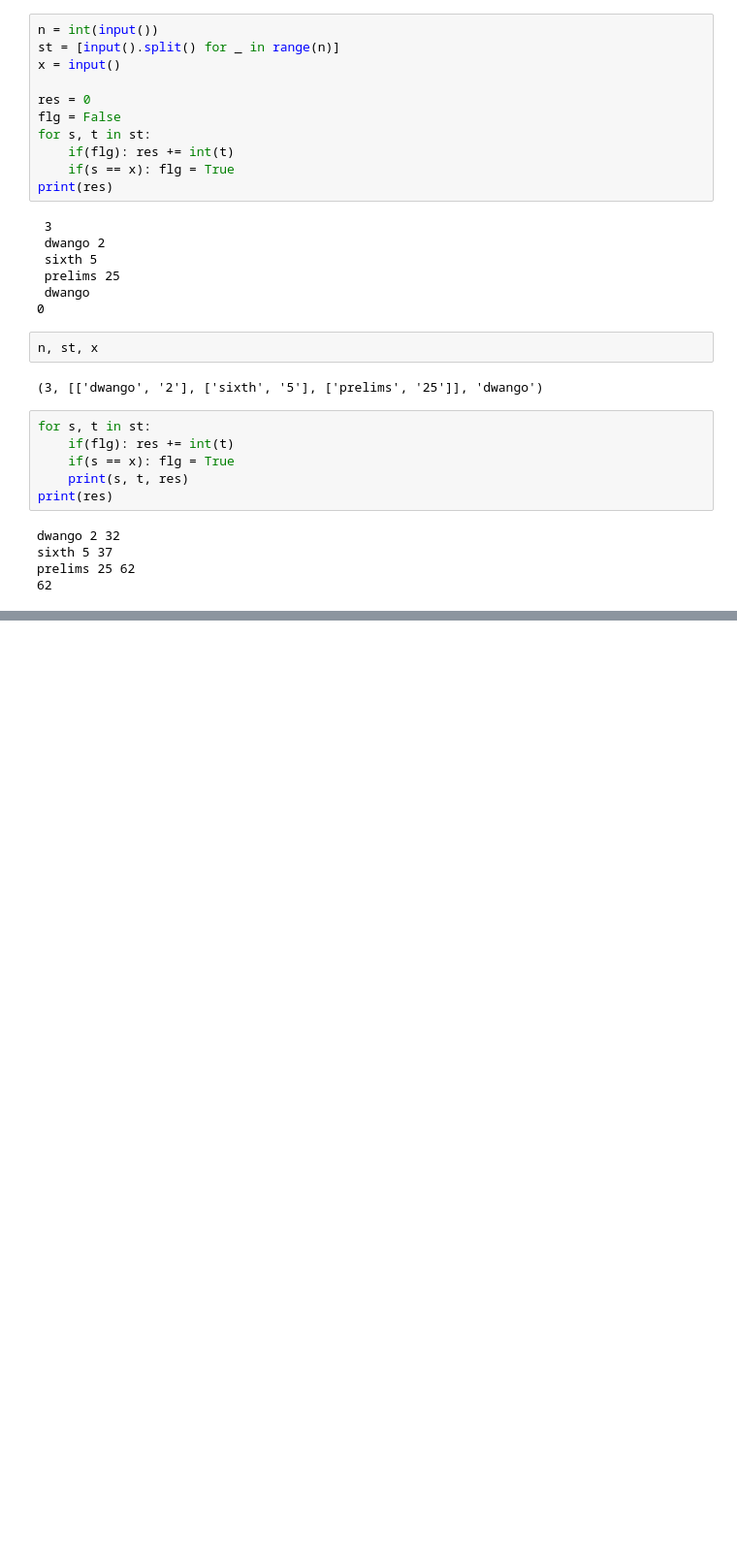
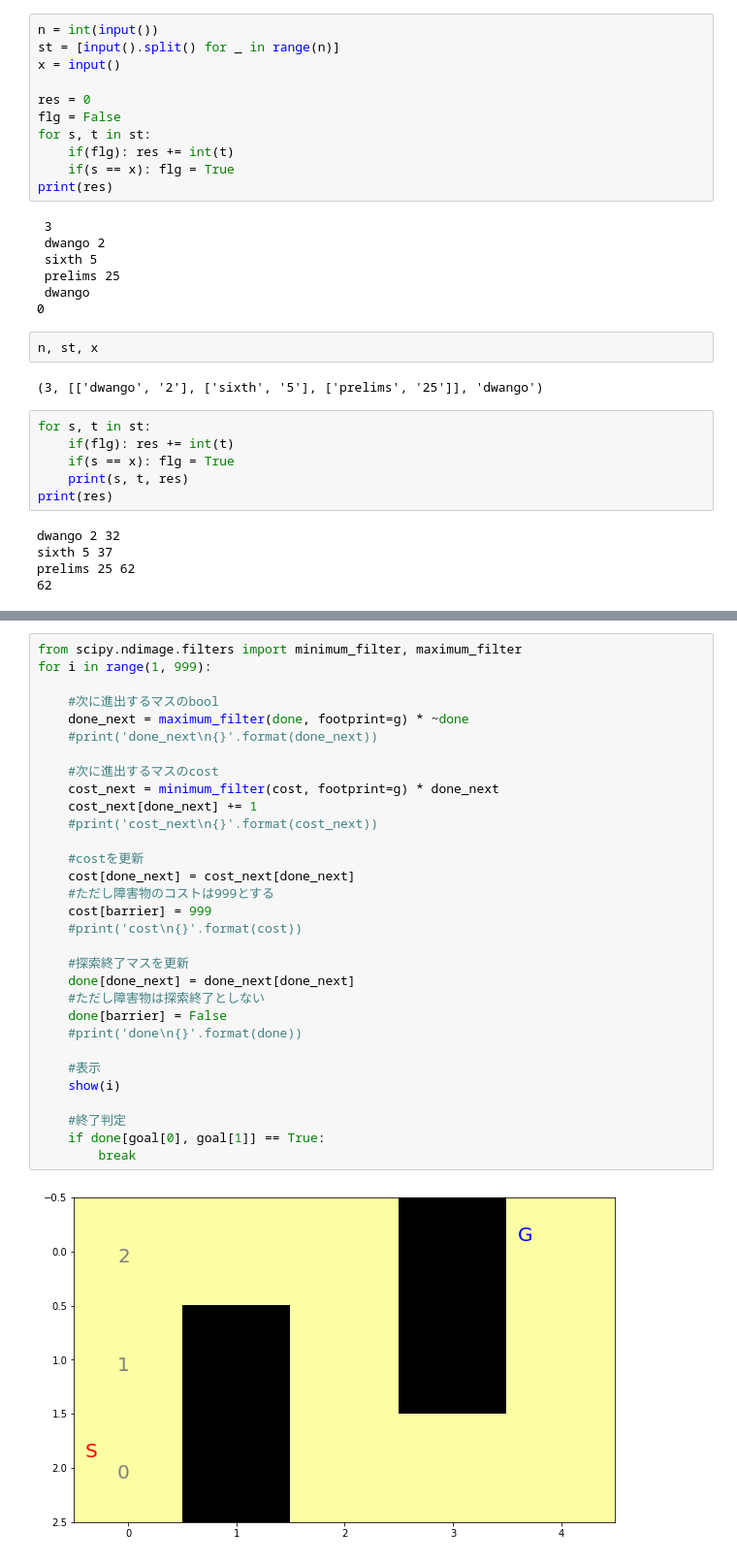
Before and after one commit to Johannyjm/c-pro, a Jupyter notebook: c-pro.ipynb, the cells around one changed output, grey strips where cells are left out. Shown at 97% size. Saved outputs shown, nothing was run; the diff lists cells and outputs as text; blank space fills up the shorter version.

```diff
--- a/c-pro.ipynb
+++ b/c-pro.ipynb
@@ -1300,0 +1497,33 @@ prelims 25 62
+# %%
+from scipy.ndimage.filters import minimum_filter, maximum_filter
+for i in range(1, 999):
+
+    #次に進出するマスのbool
+    done_next = maximum_filter(done, footprint=g) * ~done
+    #print('done_next\n{}'.format(done_next))
+
+    #次に進出するマスのcost
+    cost_next = minimum_filter(cost, footprint=g) * done_next
+    cost_next[done_next] += 1
+    #print('cost_next\n{}'.format(cost_next))
+
+    #costを更新
+    cost[done_next] = cost_next[done_next]
+    #ただし障害物のコストは999とする
+    cost[barrier] = 999
+    #print('cost\n{}'.format(cost))
+
+    #探索終了マスを更新
+    done[done_next] = done_next[done_next]
+    #ただし障害物は探索終了としない
+    done[barrier] = False
+    #print('done\n{}'.format(done))
+
+    #表示
+    show(i)
+
+    #終了判定
+    if done[goal[0], goal[1]] == True:
+        break
+# %% [output]
+[figure, added]
```
Also changed, not shown: parts of 18 cells of this notebook, 3 other files.
